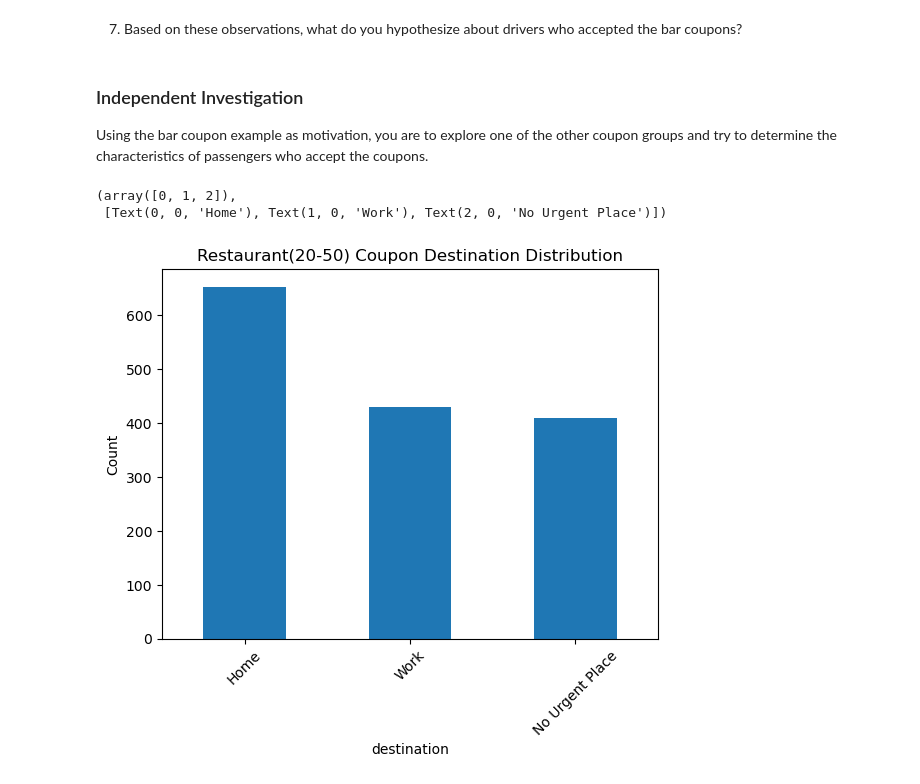
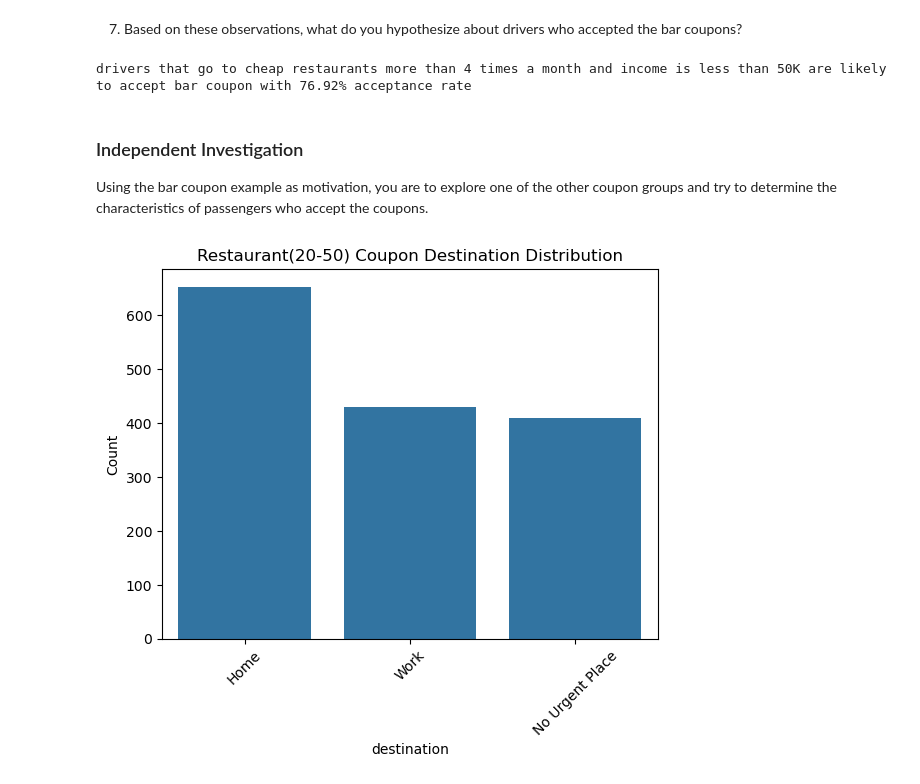
Before and after one commit to chog1/conor.h-Practical-Application-1, a Jupyter notebook: prompt.ipynb, the cells around one changed output. Saved outputs shown, nothing was run; the diff lists cells and outputs as text; code cells hidden in the pictures.

```diff
--- a/prompt.ipynb
+++ b/prompt.ipynb
@@ -347,5 +394,9 @@ the acceptance rate for those who go to a bar more than once had no kids in the
 # %% [markdown]
 7.  Based on these observations, what do you hypothesize about drivers who accepted the bar coupons?
+# %%
+print("drivers that go to cheap restaurants more than 4 times a month and income is less than 50K are likely to accept bar coupon with 76.92% acceptance rate")
+# %% [output]
+drivers that go to cheap restaurants more than 4 times a month and income is less than 50K are likely to accept bar coupon with 76.92% acceptance rate
 # %% [markdown]
 ### Independent Investigation
 
@@ -353,13 +404,14 @@ Using the bar coupon example as motivation, you are to explore one of the other
 # %%
 #subset of Restaurant(20-50) coupons using dataframe column filter
 resturant20_50_coupons = data_clean[data_clean['coupon']=='Restaurant(20-50)']
 
-#count of Restaurant(20-50) sum set by destination column with title and labels added with additional adjustment to fit better on chart
-resturant20_50_coupons['destination'].value_counts().plot(kind='bar')
+#Restaurant(20-50) by destination column with title and labels added with additional adjustment to fit better on seaborn chart
+sns.countplot(data = resturant20_50_coupons, x = 'destination')
+
 plt.title('Restaurant(20-50) Coupon Destination Distribution')
 plt.ylabel('Count')
 plt.xticks(rotation=45)
+
+plt.savefig('data/Restaurant(20-50) Coupon Destination Distribution.png')
 # %% [output]
-(array([0, 1, 2]),
- [Text(0, 0, 'Home'), Text(1, 0, 'Work'), Text(2, 0, 'No Urgent Place')])
-[figure, old version]
+[figure, new version]
```
Also changed, not shown: parts of 5 cells of this notebook, 4 other files.
